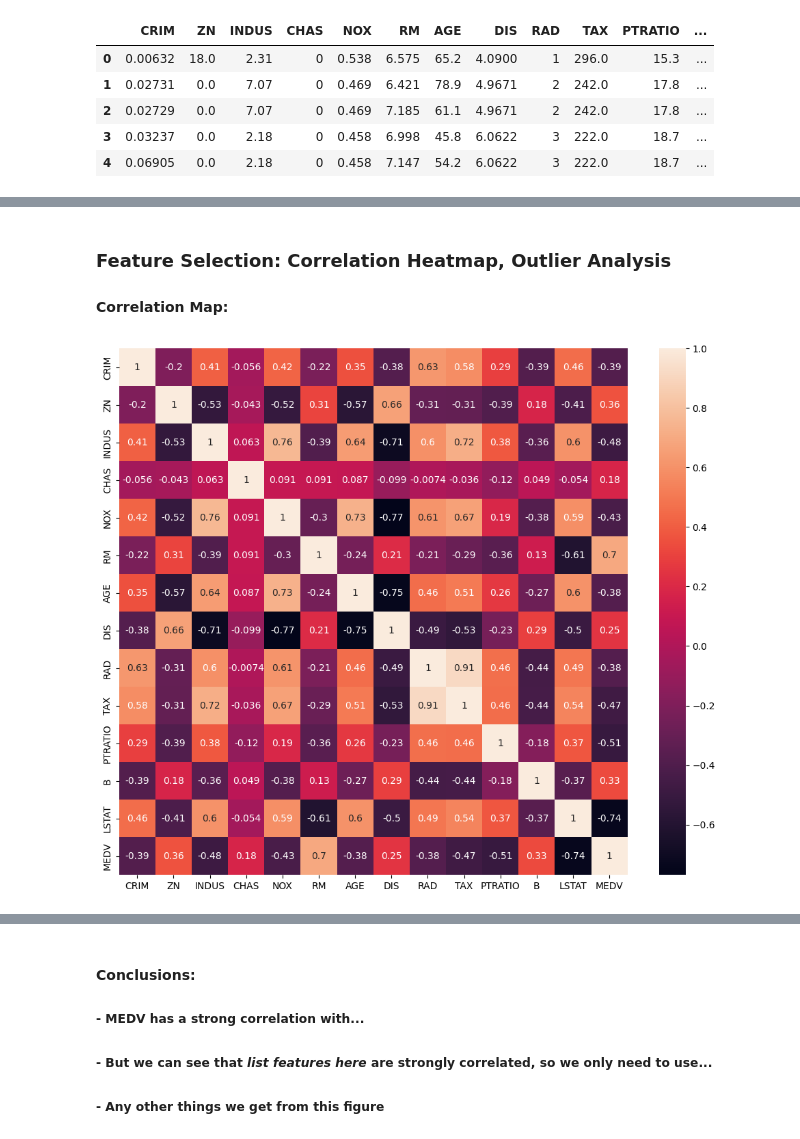
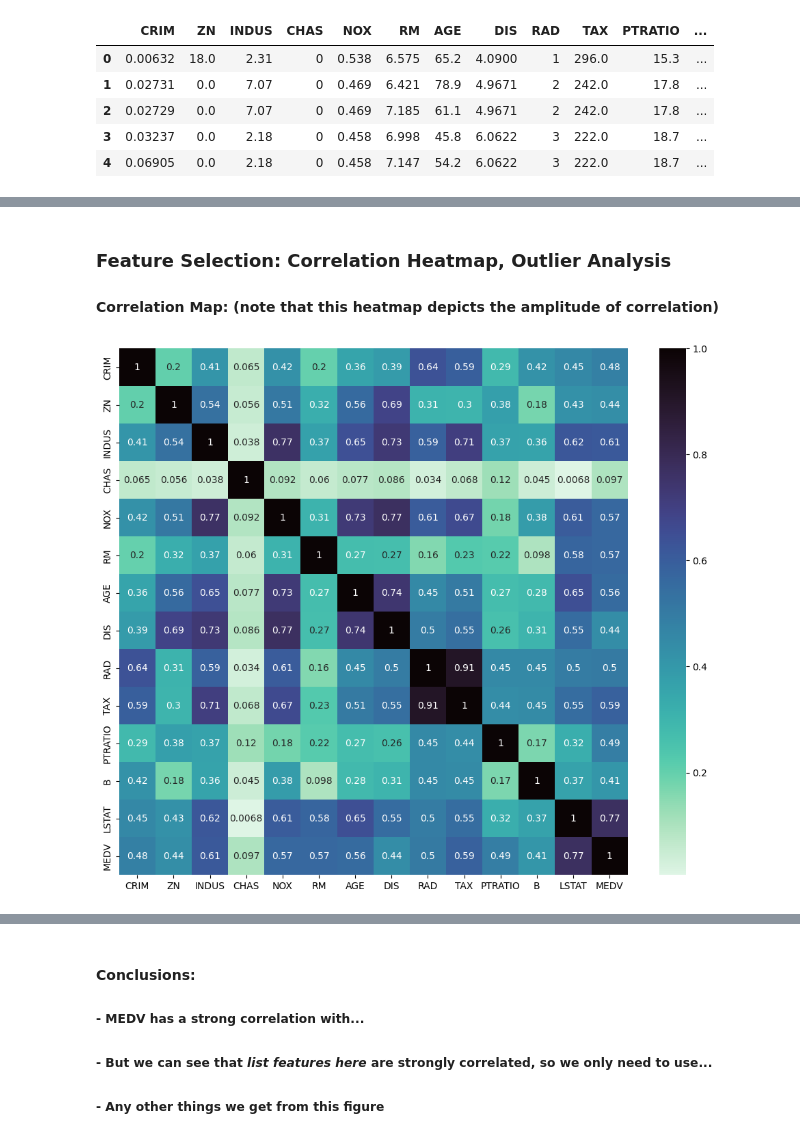
Before and after one commit to emmabland/JPM-Team-Yang, a Jupyter notebook: Final_Presentation.ipynb, the cells around one changed output, grey strips where cells are left out. Drawn from its saved outputs; the diff is of its cells as text; code cells hidden in the pictures.

Commit message:
update graphs and markdowns

```diff
--- a/Final_Presentation.ipynb
+++ b/Final_Presentation.ipynb
@@ -67,11 +82,11 @@ memory usage: 55.5 KB
 # %% [markdown]
 ### Feature Selection: Correlation Heatmap, Outlier Analysis
 
-#### Correlation Map:
+#### Correlation Map: (note that this heatmap depicts the amplitude of correlation)
 # %%
-df_corr = df.corr()
+df_corr = abs(df.corr())
 fig, ax = plt.subplots(figsize= (12,10))
-g = sns.heatmap(df_corr, annot=True, ax=ax)
+g = sns.heatmap(df_corr, annot=True, ax=ax, cmap = 'mako_r' )
 plt.show()
 # %% [output]
-[figure, old version]
+[figure, new version]
```
Also changed, not shown: parts of 17 cells of this notebook.
